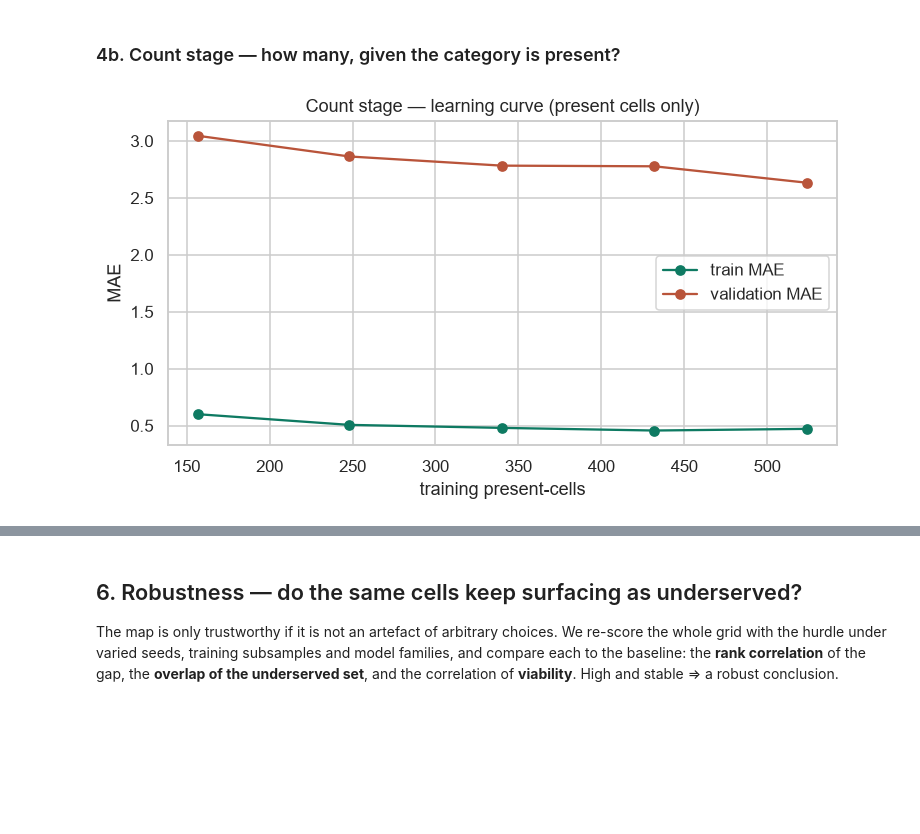
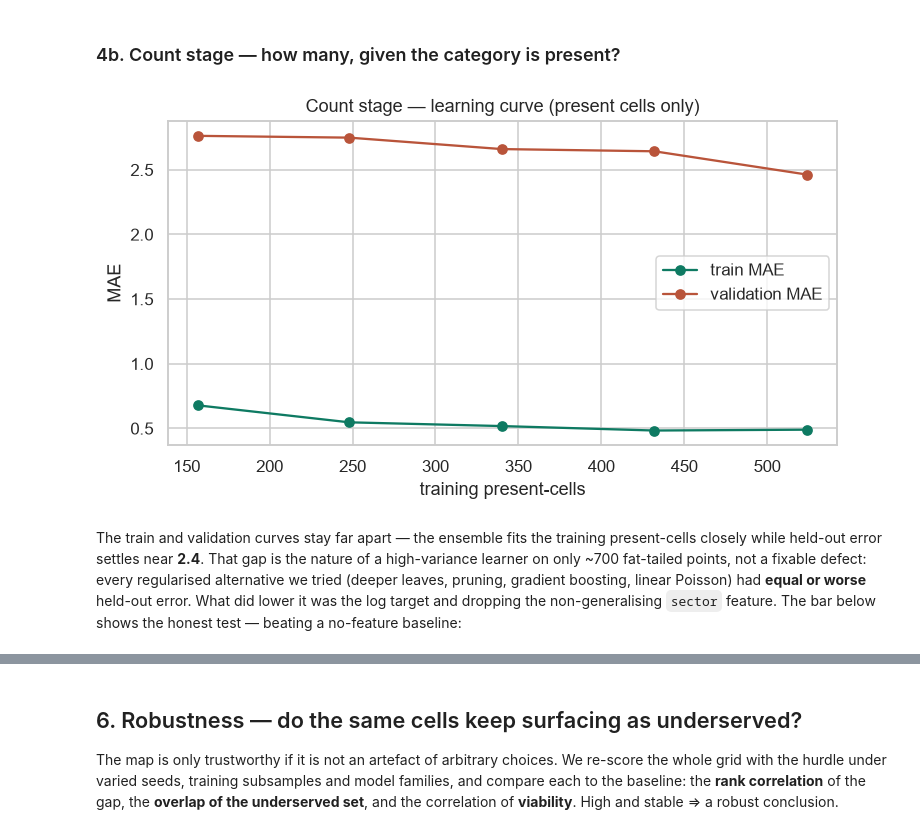
Before and after one commit to Alliance-D/bizintel-backend, a Jupyter notebook: ml/notebooks/model_development.ipynb, the cells around one changed output, grey strips where cells are left out. Drawn from its saved outputs; the diff is of its cells as text; code cells hidden in the pictures; blank space fills up the shorter version.

```diff
--- a/ml/notebooks/model_development.ipynb
+++ b/ml/notebooks/model_development.ipynb
@@ -173,14 +178,24 @@ plt.tight_layout()
 # %%
 nz = (y > 0).values
 sizes2, tr2, va2 = learning_curve(
-    build_pipeline(ExtraTreesRegressor(n_estimators=200, min_samples_leaf=2, random_state=42, n_jobs=-1)),
+    build_pipeline(TransformedTargetRegressor(
+        ExtraTreesRegressor(n_estimators=200, min_samples_leaf=2, max_features=0.8, random_state=42, n_jobs=-1),
+        func=np.log1p, inverse_func=np.expm1)),
     X[nz], y[nz], groups=g[nz], cv=GroupKFold(4), scoring="neg_mean_absolute_error",
     train_sizes=np.linspace(0.3, 1.0, 5), n_jobs=-1)
 plt.figure(figsize=(7, 4))
 plt.plot(sizes2, -tr2.mean(1), "o-", color=TEAL, label="train MAE")
 plt.plot(sizes2, -va2.mean(1), "o-", color=CLAY, label="validation MAE")
 plt.xlabel("training present-cells"); plt.ylabel("MAE"); plt.legend()
 plt.title("Count stage — learning curve (present cells only)")
 plt.tight_layout()
 # %% [output]
-[figure, old version]
+[figure, new version]
+# %% [markdown]
+The train and validation curves stay far apart — the ensemble fits the training
+present-cells closely while held-out error settles near **2.4**. That gap is the
+nature of a high-variance learner on only ~700 fat-tailed points, not a fixable
+defect: every regularised alternative we tried (deeper leaves, pruning, gradient
+boosting, linear Poisson) had **equal or worse** held-out error. What did lower it
+was the log target and dropping the non-generalising `sector` feature. The bar
+below shows the honest test — beating a no-feature baseline:
```
Also changed, not shown: parts of 14 cells of this notebook, 3 other files.
